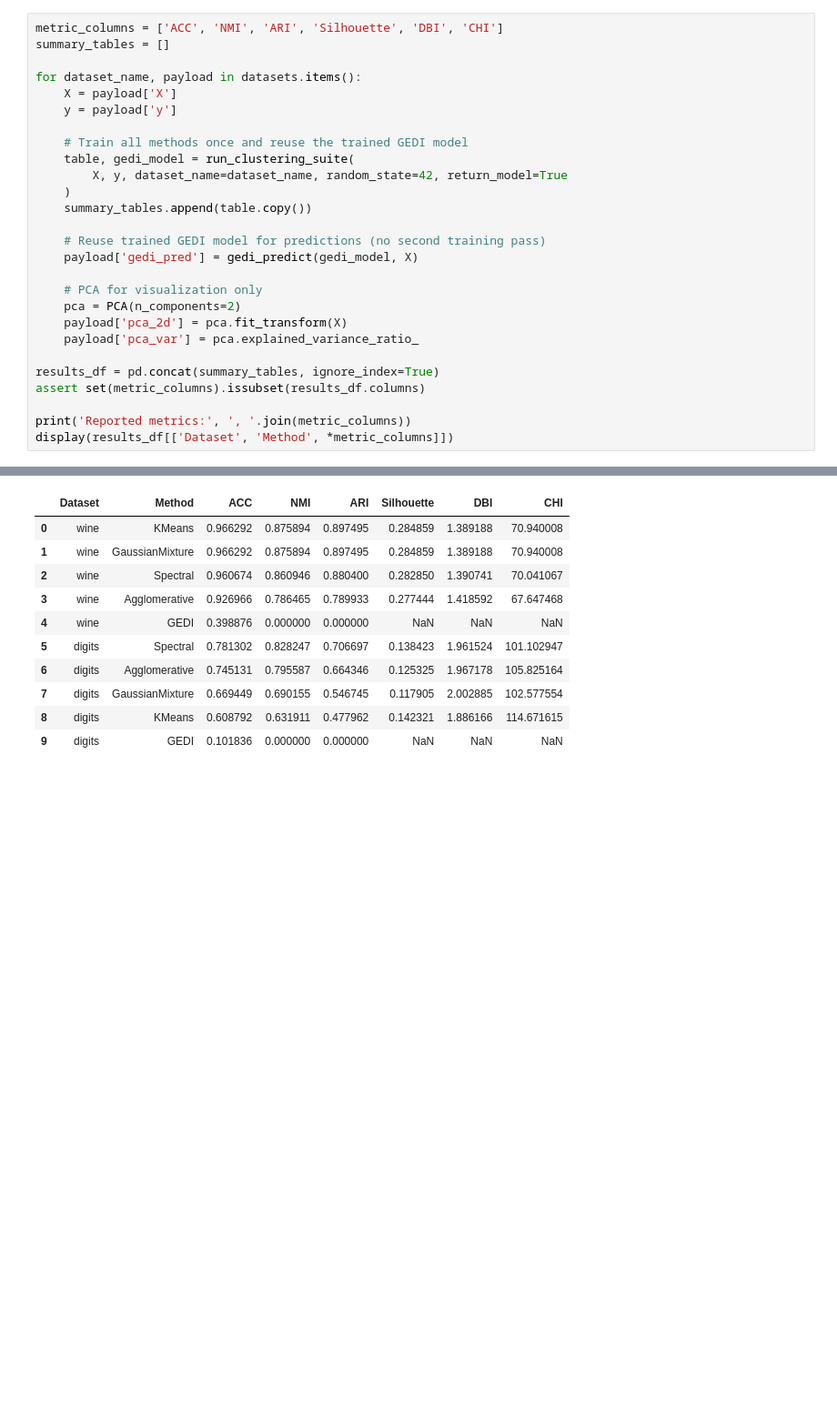
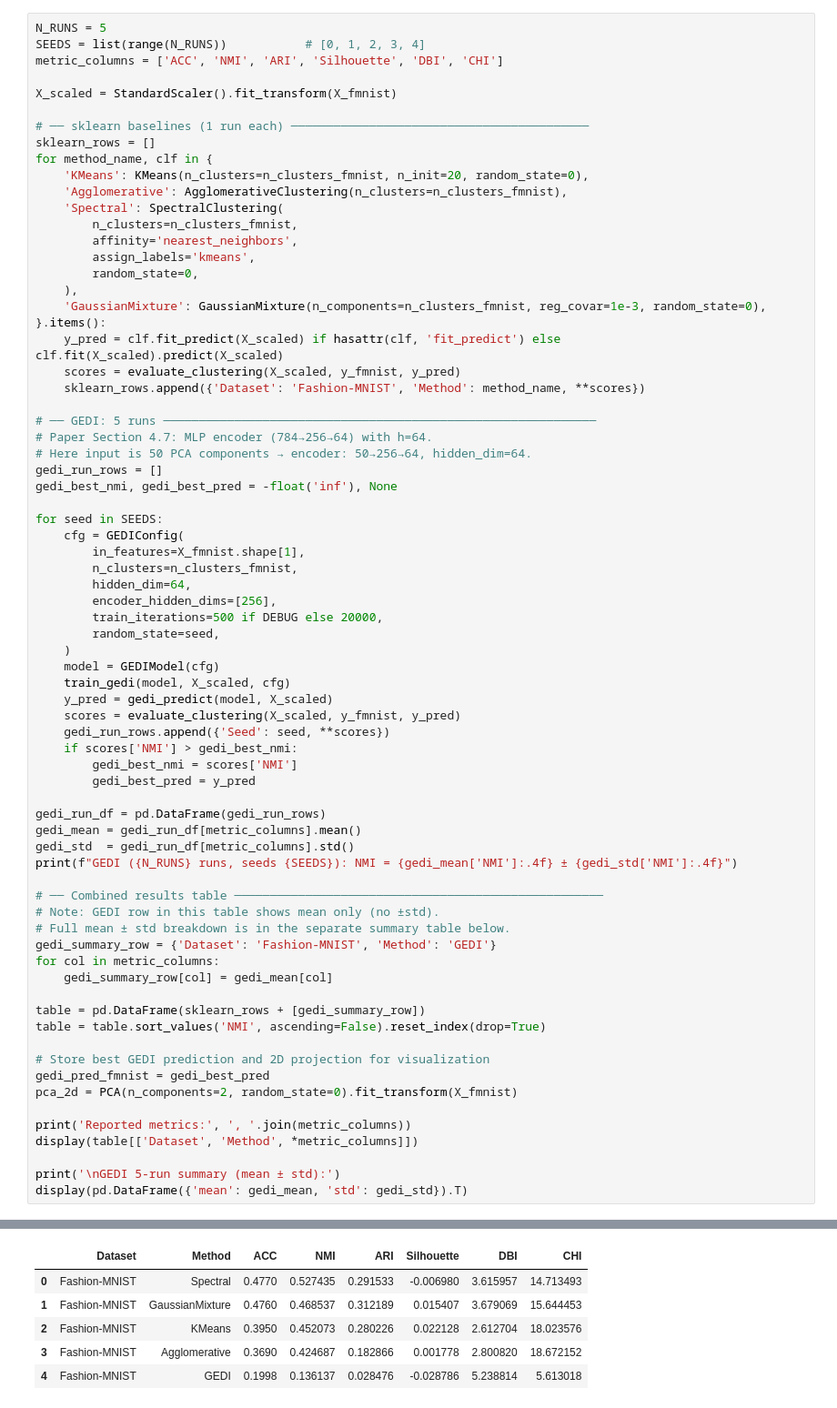
Before and after one commit to hvpng/GEDI---Lab-3, a Jupyter notebook: notebooks/03_new_dataset_evaluation.ipynb, the cells around one changed output, grey strips where cells are left out. Shown at 91% size. Drawn from its saved outputs; the diff is of its cells as text; blank space fills up the shorter version.

```diff
--- a/notebooks/03_new_dataset_evaluation.ipynb
+++ b/notebooks/03_new_dataset_evaluation.ipynb
@@ -55,28 +63,73 @@ The table below confirms that the notebook reports at least three metrics. In pr
 # %%
+N_RUNS = 5
+SEEDS = list(range(N_RUNS))           # [0, 1, 2, 3, 4]
 metric_columns = ['ACC', 'NMI', 'ARI', 'Silhouette', 'DBI', 'CHI']
-summary_tables = []
 
-for dataset_name, payload in datasets.items():
-    X = payload['X']
-    y = payload['y']
+X_scaled = StandardScaler().fit_transform(X_fmnist)
 
-    # Train all methods once and reuse the trained GEDI model
-    table, gedi_model = run_clustering_suite(
-        X, y, dataset_name=dataset_name, random_state=42, return_model=True
+# ── sklearn baselines (1 run each) ──────────────────────────────────────────
+sklearn_rows = []
+for method_name, clf in {
+    'KMeans': KMeans(n_clusters=n_clusters_fmnist, n_init=20, random_state=0),
+    'Agglomerative': AgglomerativeClustering(n_clusters=n_clusters_fmnist),
+    'Spectral': SpectralClustering(
+        n_clusters=n_clusters_fmnist,
+        affinity='nearest_neighbors',
+        assign_labels='kmeans',
+        random_state=0,
+    ),
+    'GaussianMixture': GaussianMixture(n_components=n_clusters_fmnist, reg_covar=1e-3, random_state=0),
+}.items():
+    y_pred = clf.fit_predict(X_scaled) if hasattr(clf, 'fit_predict') else clf.fit(X_scaled).predict(X_scaled)
+    scores = evaluate_clustering(X_scaled, y_fmnist, y_pred)
+    sklearn_rows.append({'Dataset': 'Fashion-MNIST', 'Method': method_name, **scores})
+
+# ── GEDI: 5 runs ─────────────────────────────────────────────────────────────
+# Paper Section 4.7: MLP encoder (784→256→64) with h=64.
+# Here input is 50 PCA components → encoder: 50→256→64, hidden_dim=64.
+gedi_run_rows = []
+gedi_best_nmi, gedi_best_pred = -float('inf'), None
+
+for seed in SEEDS:
+    cfg = GEDIConfig(
+        in_features=X_fmnist.shape[1],
+        n_clusters=n_clusters_fmnist,
+        hidden_dim=64,
+        encoder_hidden_dims=[256],
+        train_iterations=500 if DEBUG else 20000,
+        random_state=seed,
     )
-    summary_tables.append(table.copy())
+    model = GEDIModel(cfg)
+    train_gedi(model, X_scaled, cfg)
+    y_pred = gedi_predict(model, X_scaled)
+    scores = evaluate_clustering(X_scaled, y_fmnist, y_pred)
+    gedi_run_rows.append({'Seed': seed, **scores})
+    if scores['NMI'] > gedi_best_nmi:
+        gedi_best_nmi = scores['NMI']
+        gedi_best_pred = y_pred
 
-    # Reuse trained GEDI model for predictions (no second training pass)
-    payload['gedi_pred'] = gedi_predict(gedi_model, X)
+gedi_run_df = pd.DataFrame(gedi_run_rows)
+gedi_mean = gedi_run_df[metric_columns].mean()
+gedi_std  = gedi_run_df[metric_columns].std()
+print(f"GEDI ({N_RUNS} runs, seeds {SEEDS}): NMI = {gedi_mean['NMI']:.4f} ± {gedi_std['NMI']:.4f}")
 
-    # PCA for visualization only
-    pca = PCA(n_components=2)
-    payload['pca_2d'] = pca.fit_transform(X)
-    payload['pca_var'] = pca.explained_variance_ratio_
+# ── Combined results table ────────────────────────────────────────────────────
+# Note: GEDI row in this table shows mean only (no ±std).
+# Full mean ± std breakdown is in the separate summary table below.
+gedi_summary_row = {'Dataset': 'Fashion-MNIST', 'Method': 'GEDI'}
+for col in metric_columns:
+    gedi_summary_row[col] = gedi_mean[col]
 
-results_df = pd.concat(summary_tables, ignore_index=True)
-assert set(metric_columns).issubset(results_df.columns)
+table = pd.DataFrame(sklearn_rows + [gedi_summary_row])
+table = table.sort_values('NMI', ascending=False).reset_index(drop=True)
+
+# Store best GEDI prediction and 2D projection for visualization
+gedi_pred_fmnist = gedi_best_pred
+pca_2d = PCA(n_components=2, random_state=0).fit_transform(X_fmnist)
 
 print('Reported metrics:', ', '.join(metric_columns))
-display(results_df[['Dataset', 'Method', *metric_columns]])
+display(table[['Dataset', 'Method', *metric_columns]])
+
+print('\nGEDI 5-run summary (mean ± std):')
+display(pd.DataFrame({'mean': gedi_mean, 'std': gedi_std}).T)
 # %% [output]
@@ -83,12 +137,7 @@ display(results_df[['Dataset', 'Method', *metric_columns]])
 Reported metrics: ACC, NMI, ARI, Silhouette, DBI, CHI
 |  | Dataset | Method | ACC | NMI | ARI | Silhouette | DBI | CHI |
-| 0 | wine | KMeans | 0.966292 | 0.875894 | 0.897495 | 0.284859 | 1.389188 | 70.940008 |
-| 1 | wine | GaussianMixture | 0.966292 | 0.875894 | 0.897495 | 0.284859 | 1.389188 | 70.940008 |
-| 2 | wine | Spectral | 0.960674 | 0.860946 | 0.880400 | 0.282850 | 1.390741 | 70.041067 |
-| 3 | wine | Agglomerative | 0.926966 | 0.786465 | 0.789933 | 0.277444 | 1.418592 | 67.647468 |
-| 4 | wine | GEDI | 0.398876 | 0.000000 | 0.000000 | NaN | NaN | NaN |
-| 5 | digits | Spectral | 0.781302 | 0.828247 | 0.706697 | 0.138423 | 1.961524 | 101.102947 |
-| 6 | digits | Agglomerative | 0.745131 | 0.795587 | 0.664346 | 0.125325 | 1.967178 | 105.825164 |
-| 7 | digits | GaussianMixture | 0.669449 | 0.690155 | 0.546745 | 0.117905 | 2.002885 | 102.577554 |
-| 8 | digits | KMeans | 0.608792 | 0.631911 | 0.477962 | 0.142321 | 1.886166 | 114.671615 |
-| 9 | digits | GEDI | 0.101836 | 0.000000 | 0.000000 | NaN | NaN | NaN |
+| 0 | Fashion-MNIST | Spectral | 0.4770 | 0.527435 | 0.291533 | -0.006980 | 3.615957 | 14.713493 |
+| 1 | Fashion-MNIST | GaussianMixture | 0.4760 | 0.468537 | 0.312189 | 0.015407 | 3.679069 | 15.644453 |
+| 2 | Fashion-MNIST | KMeans | 0.3950 | 0.452073 | 0.280226 | 0.022128 | 2.612704 | 18.023576 |
+| 3 | Fashion-MNIST | Agglomerative | 0.3690 | 0.424687 | 0.182866 | 0.001778 | 2.800820 | 18.672152 |
+| 4 | Fashion-MNIST | GEDI | 0.1998 | 0.136137 | 0.028476 | -0.028786 | 5.238814 | 5.613018 |
```
Also changed, not shown: parts of 11 cells of this notebook, 8 other files.
